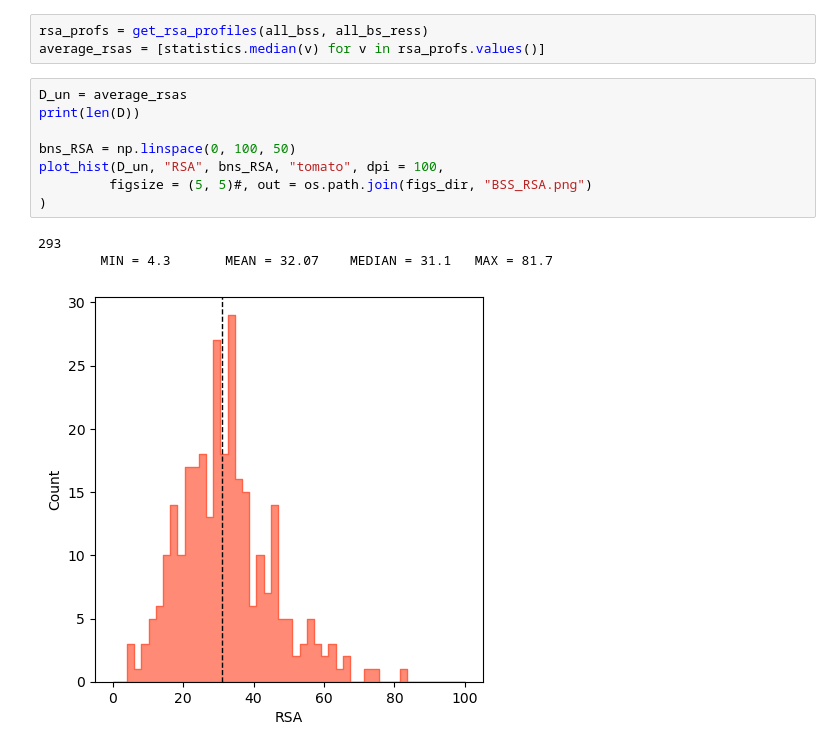
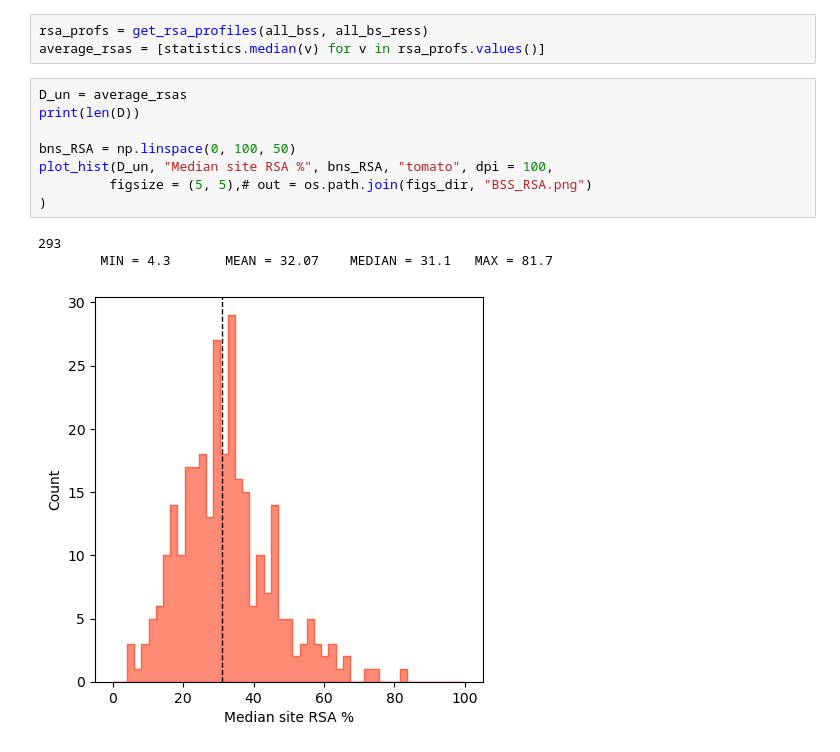
Before and after one commit to bartongroup/FRAGSYS, a Jupyter notebook: analysis/2_fragsys_BS_feats.ipynb, the cells around one changed output. Cells and saved outputs as stored; diff of their text form.

```diff
--- a/analysis/2_fragsys_BS_feats.ipynb
+++ b/analysis/2_fragsys_BS_feats.ipynb
@@ -82,12 +82,12 @@ average_rsas = [statistics.median(v) for v in rsa_profs.values()]
 # %%
 D_un = average_rsas
 print(len(D))
 
 bns_RSA = np.linspace(0, 100, 50)
-plot_hist(D_un, "RSA", bns_RSA, "tomato", dpi = 100,
-         figsize = (5, 5)#, out = os.path.join(figs_dir, "BSS_RSA.png")
+plot_hist(D_un, "Median site RSA %", bns_RSA, "tomato", dpi = 100,
+         figsize = (5, 5),# out = os.path.join(figs_dir, "BSS_RSA.png")
 )
 # %% [output]
 293
         MIN = 4.3       MEAN = 32.07    MEDIAN = 31.1   MAX = 81.7
-[figure, old version]
+[figure, new version]
```
Also changed, not shown: parts of 3 cells of this notebook, 16 other files.
